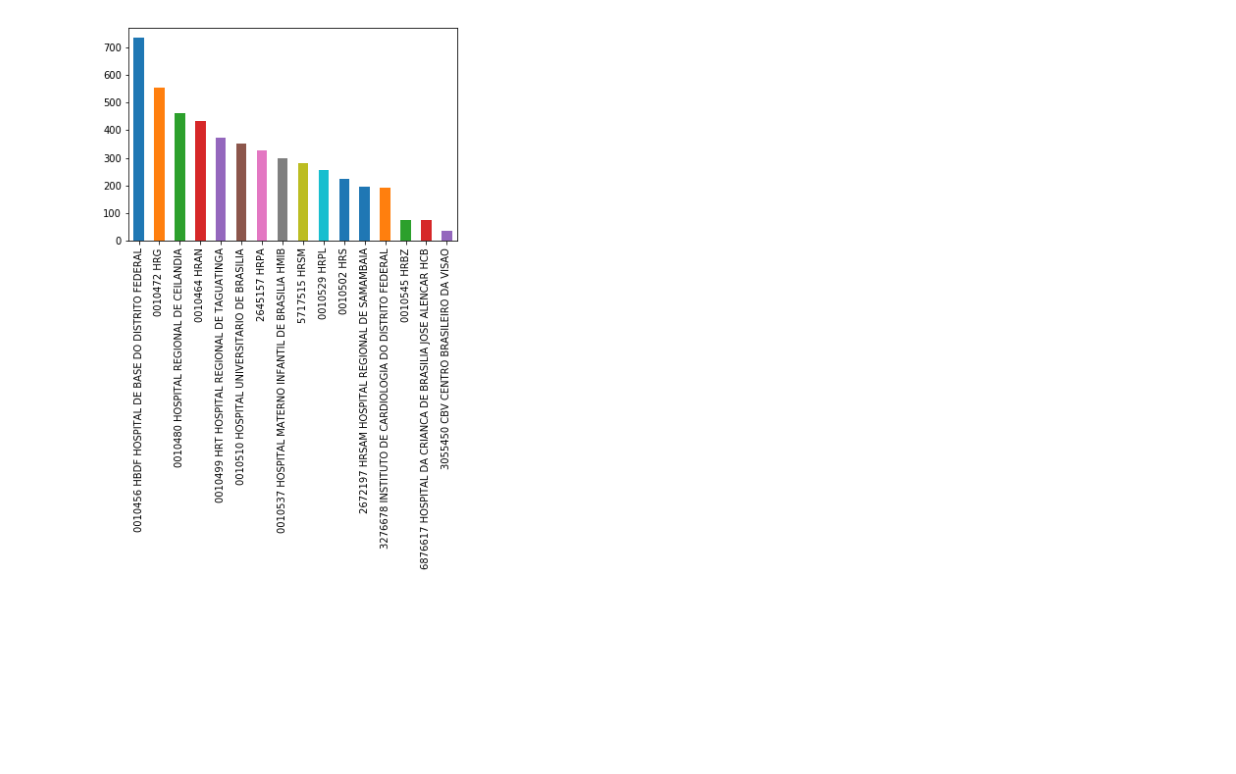
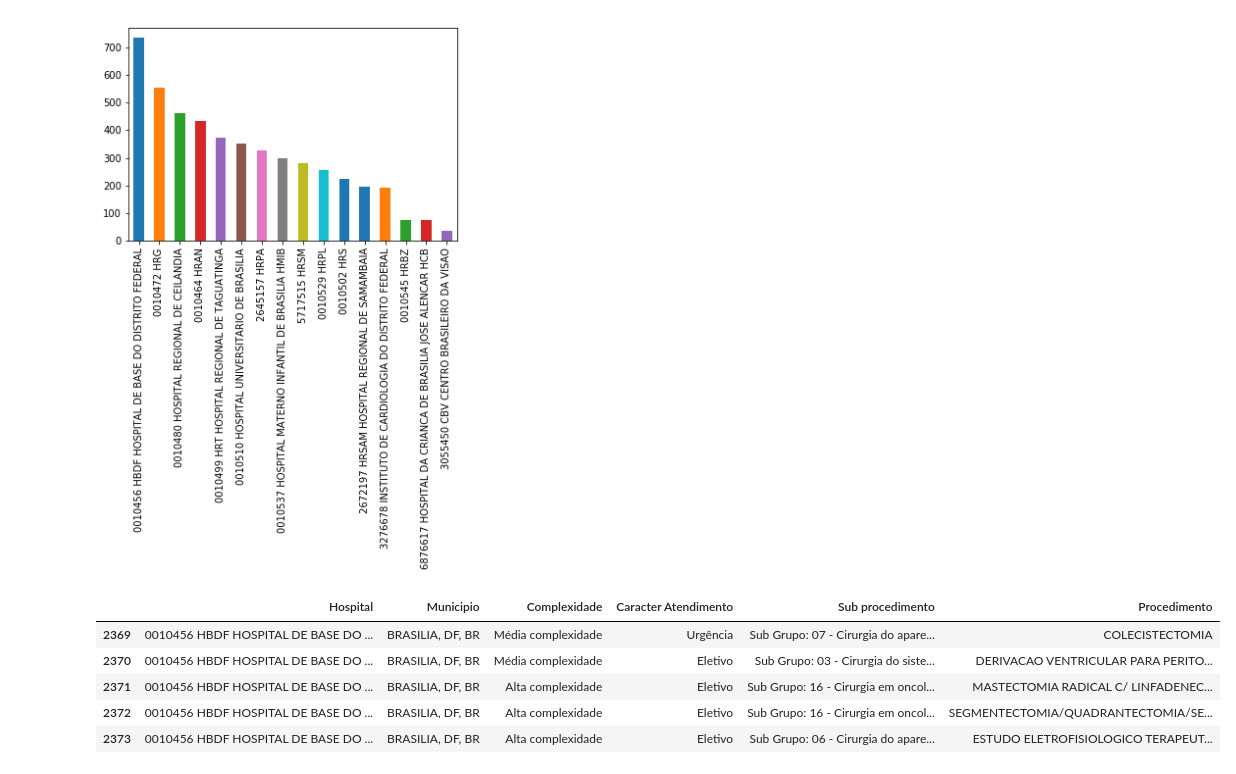
Before and after one commit to caiuafranca/CursoHackLab, a Jupyter notebook: Lab Hacker Basico.ipynb, the cells around one changed output. Saved outputs shown, nothing was run; the diff lists cells and outputs as text; code cells hidden in the pictures; blank space fills up the shorter version.

Commit message:
Curso Lab Hacker DS filtro em DF

```diff
--- a/Lab Hacker Basico.ipynb
+++ b/Lab Hacker Basico.ipynb
@@ -83,3 +83,15 @@ df['Hospital'].value_counts().plot.bar()
 # %% [output]
 <matplotlib.axes._subplots.AxesSubplot at 0x...>
 [figure]
+# %%
+#Criar um subconjunto selecionando por filtro df[df['filtro']]
+df_hospbase = df[df['Hospital'] == '0010456 HBDF HOSPITAL DE BASE DO DISTRITO FEDERAL']
+
+df_hospbase.tail()
+# %% [output]
+|  | Hospital | Municipio | Complexidade | Caracter Atendimento | Sub procedimento | Procedimento |
+| 2369 | 0010456 HBDF HOSPITAL DE BASE DO ... | BRASILIA, DF, BR | Média complexidade | Urgência | Sub Grupo: 07 - Cirurgia do apare... | COLECISTECTOMIA |
+| 2370 | 0010456 HBDF HOSPITAL DE BASE DO ... | BRASILIA, DF, BR | Média complexidade | Eletivo | Sub Grupo: 03 - Cirurgia do siste... | DERIVACAO VENTRICULAR PARA PERITO... |
+| 2371 | 0010456 HBDF HOSPITAL DE BASE DO ... | BRASILIA, DF, BR | Alta complexidade | Eletivo | Sub Grupo: 16 - Cirurgia em oncol... | MASTECTOMIA RADICAL C/ LINFADENEC... |
+| 2372 | 0010456 HBDF HOSPITAL DE BASE DO ... | BRASILIA, DF, BR | Alta complexidade | Eletivo | Sub Grupo: 16 - Cirurgia em oncol... | SEGMENTECTOMIA/QUADRANTECTOMIA/SE... |
+| 2373 | 0010456 HBDF HOSPITAL DE BASE DO ... | BRASILIA, DF, BR | Alta complexidade | Eletivo | Sub Grupo: 06 - Cirurgia do apare... | ESTUDO ELETROFISIOLOGICO TERAPEUT... |
```
